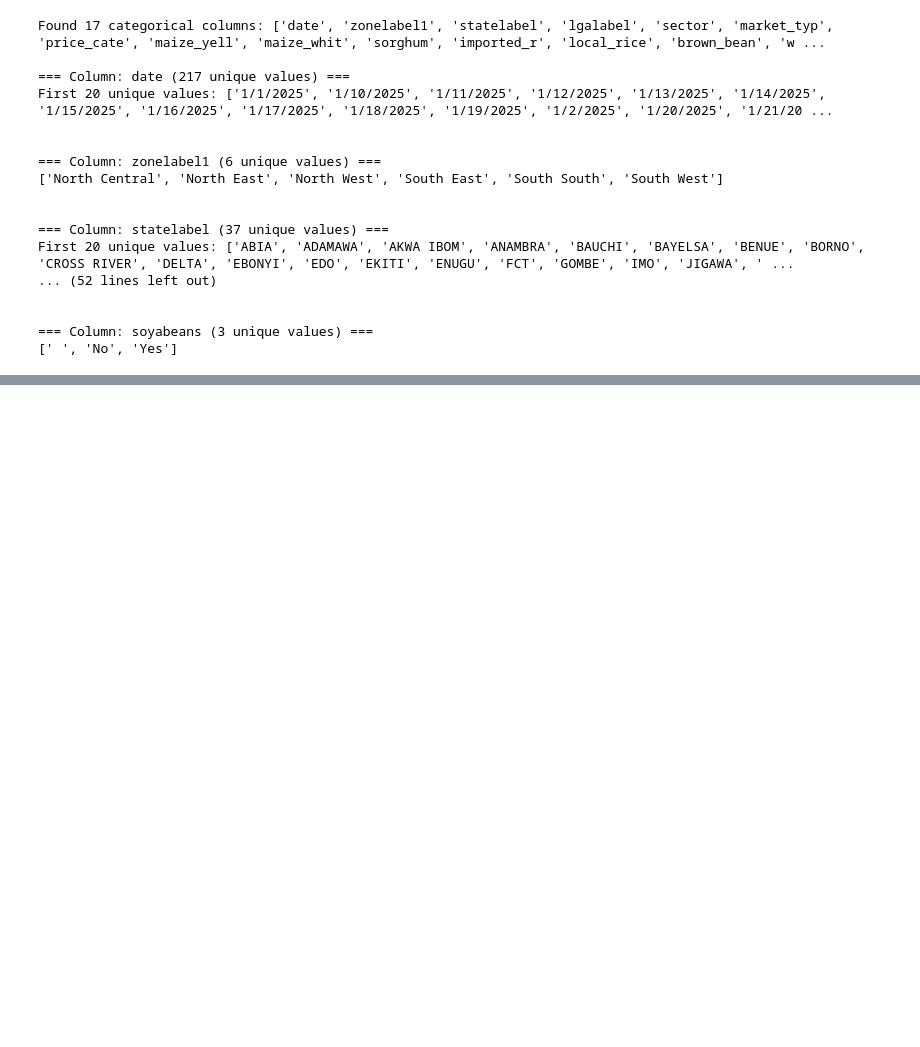
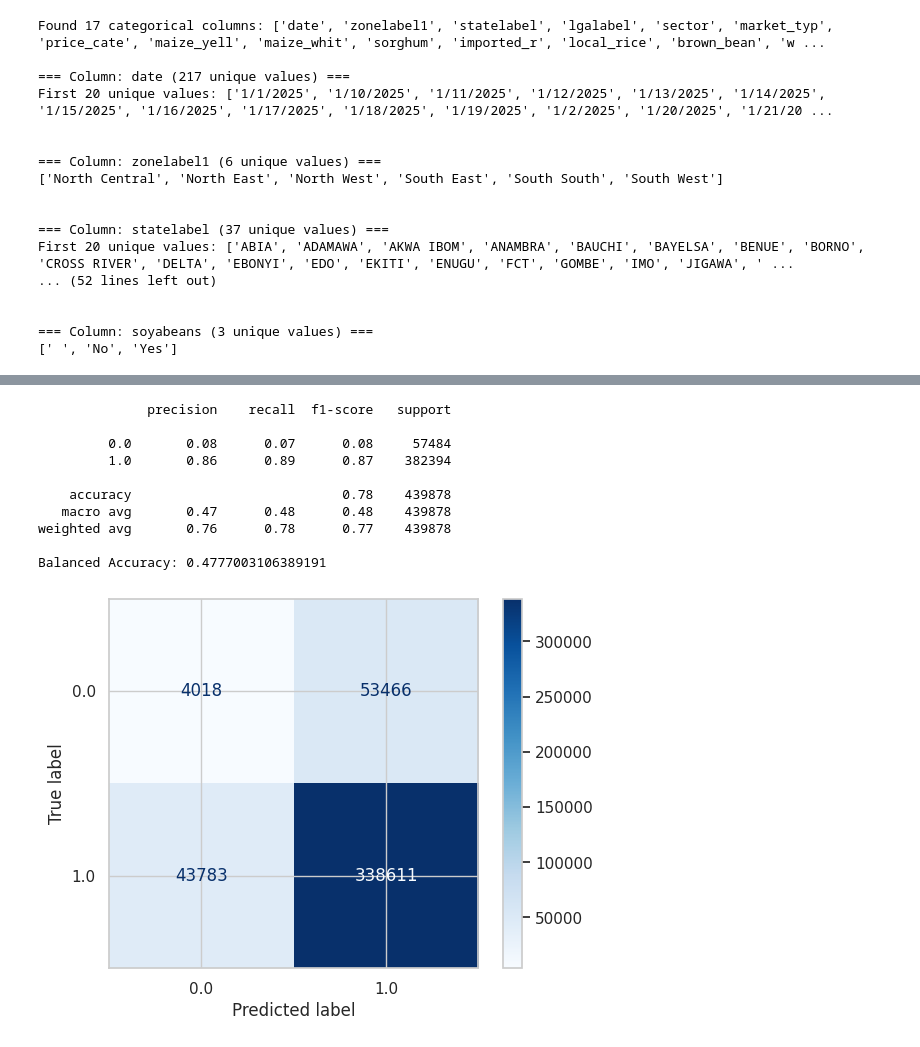
Before and after one commit to starsyntaxx/MarketIQ, a Jupyter notebook: notebooks/02_exploratory_analysis.ipynb, the cells around one changed output, grey strips where cells are left out. Saved outputs shown, nothing was run; the diff lists cells and outputs as text; code cells hidden in the pictures; blank space fills up the shorter version.

```diff
--- a/notebooks/02_exploratory_analysis.ipynb
+++ b/notebooks/02_exploratory_analysis.ipynb
@@ -480,0 +895,10 @@ First 20 unique values: ['ABIA', 'ADAMAWA', 'AKWA IBOM', 'ANAMBRA', 'BAUCHI', 'B
+# %%
+from sklearn.linear_model import LogisticRegression
+
+model_lr = LogisticRegression(
+    class_weight='balanced',
+    max_iter=1000,
+    random_state=42
+)
+# %%
+model_lr.fit(X_train, y_train)
@@ -480,0 +914,35 @@ First 20 unique values: ['ABIA', 'ADAMAWA', 'AKWA IBOM', 'ANAMBRA', 'BAUCHI', 'B
+# %%
+y_pred_lr = model_lr.predict(X_test)
+# %%
+from sklearn.metrics import (
+    classification_report,
+    confusion_matrix,
+    ConfusionMatrixDisplay,
+    balanced_accuracy_score
+)
+import matplotlib.pyplot as plt
+
+print(classification_report(y_test, y_pred_lr))
+
+print("Balanced Accuracy:",
+      balanced_accuracy_score(y_test, y_pred_lr))
+
+ConfusionMatrixDisplay.from_predictions(
+    y_test,
+    y_pred_lr,
+    cmap='Blues'
+)
+
+plt.show()
+# %% [output]
+              precision    recall  f1-score   support
+
+         0.0       0.08      0.07      0.08     57484
+         1.0       0.86      0.89      0.87    382394
+
+    accuracy                           0.78    439878
+   macro avg       0.47      0.48      0.48    439878
+weighted avg       0.76      0.78      0.77    439878
+
+Balanced Accuracy: 0.4777003106389191
+[figure, added]
```
Also changed, not shown: parts of 23 cells of this notebook.
